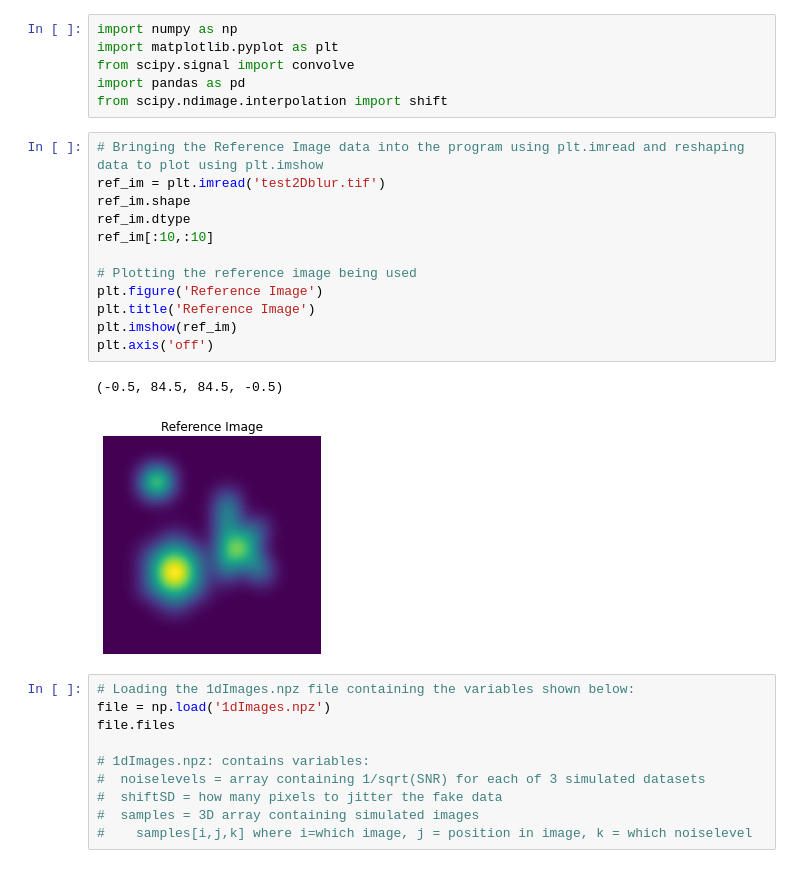
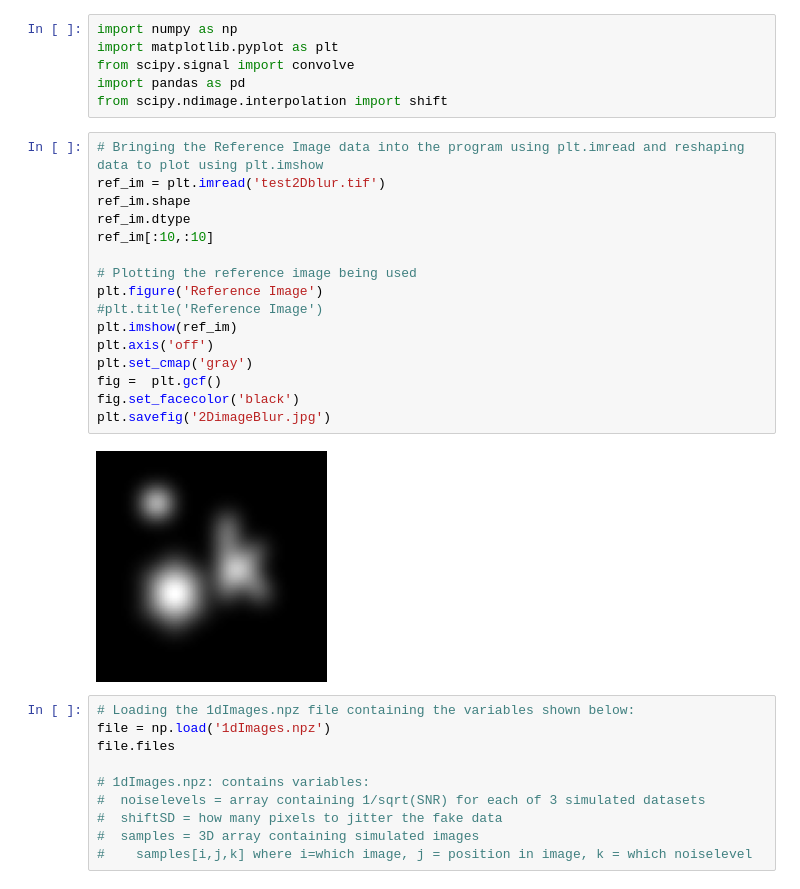
Before and after one commit to NicoBaldovino22/biophysics, a Jupyter notebook: Chapter 8 -- Cryo-EM/Chapter 8 - Problem Set.ipynb, the cells around one changed output. Saved outputs shown, nothing was run; the diff lists cells and outputs as text.

```diff
--- a/Chapter 8 -- Cryo-EM/Chapter 8 - Problem Set.ipynb
+++ b/Chapter 8 -- Cryo-EM/Chapter 8 - Problem Set.ipynb
@@ -10,21 +10,24 @@ import matplotlib.pyplot as plt
 from scipy.signal import convolve
 import pandas as pd
 from scipy.ndimage.interpolation import shift
-# %%
-# Bringing the Reference Image data into the program using plt.imread and reshaping data to plot using plt.imshow
-ref_im = plt.imread('test2Dblur.tif')
-ref_im.shape
-ref_im.dtype
-ref_im[:10,:10]
-
-# Plotting the reference image being used
-plt.figure('Reference Image')
-plt.title('Reference Image')
-plt.imshow(ref_im)
-plt.axis('off')
-# %% [output]
-(-0.5, 84.5, 84.5, -0.5)
-[figure, removed]
+# %%
+# Bringing the Reference Image data into the program using plt.imread and reshaping data to plot using plt.imshow
+ref_im = plt.imread('test2Dblur.tif')
+ref_im.shape
+ref_im.dtype
+ref_im[:10,:10]
+
+# Plotting the reference image being used
+plt.figure('Reference Image')
+#plt.title('Reference Image')
+plt.imshow(ref_im)
+plt.axis('off')
+plt.set_cmap('gray')
+fig =  plt.gcf()
+fig.set_facecolor('black')
+plt.savefig('2DimageBlur.jpg')
+# %% [output]
+[figure, added]
 # %%
 # Loading the 1dImages.npz file containing the variables shown below:
 file = np.load('1dImages.npz')
```
Also changed, not shown: parts of 4 cells of this notebook, 5 other files.
